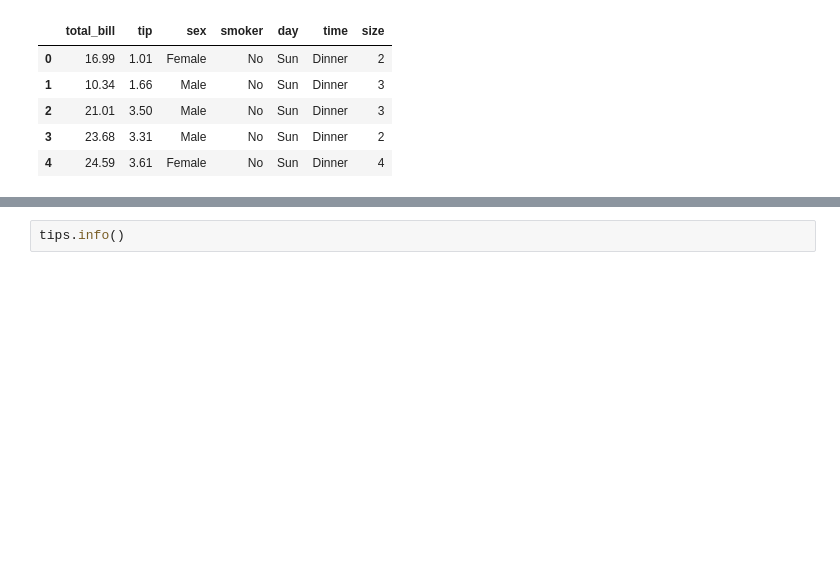
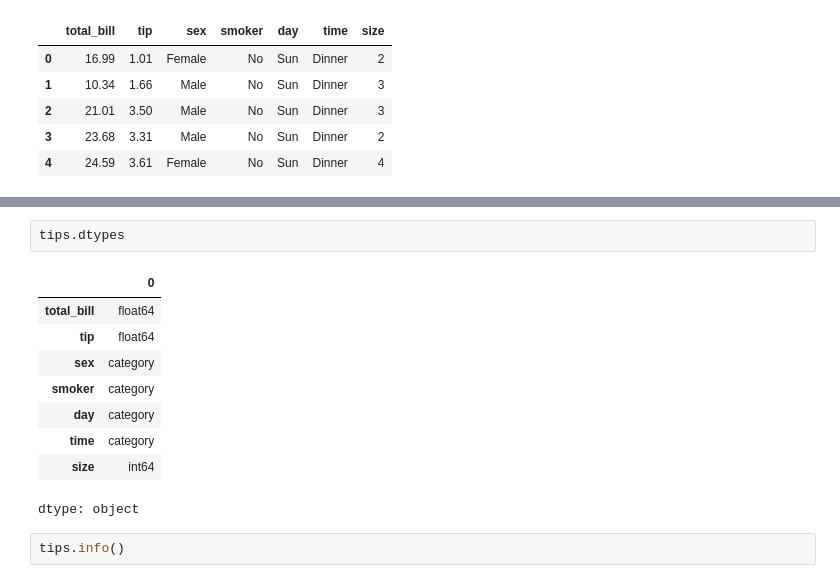
Before and after one commit to Benson0404/nsysuaop, a Jupyter notebook: EX03_07_Tips.ipynb, the cells around one changed output, grey strips where cells are left out. Saved outputs shown, nothing was run; the diff lists cells and outputs as text; blank space fills up the shorter version.

```diff
--- a/EX03_07_Tips.ipynb
+++ b/EX03_07_Tips.ipynb
@@ -20,3 +17,15 @@ AttributeError: 'DataFrame' object has no attribute 'dtype'
+# %%
+tips.dtypes
+# %% [output]
+|  | 0 |
+| total_bill | float64 |
+| tip | float64 |
+| sex | category |
+| smoker | category |
+| day | category |
+| time | category |
+| size | int64 |
+dtype: object
 # %%
 tips.info()
 # %% [output]
```
Also changed, not shown: parts of 1 cell of this notebook.
